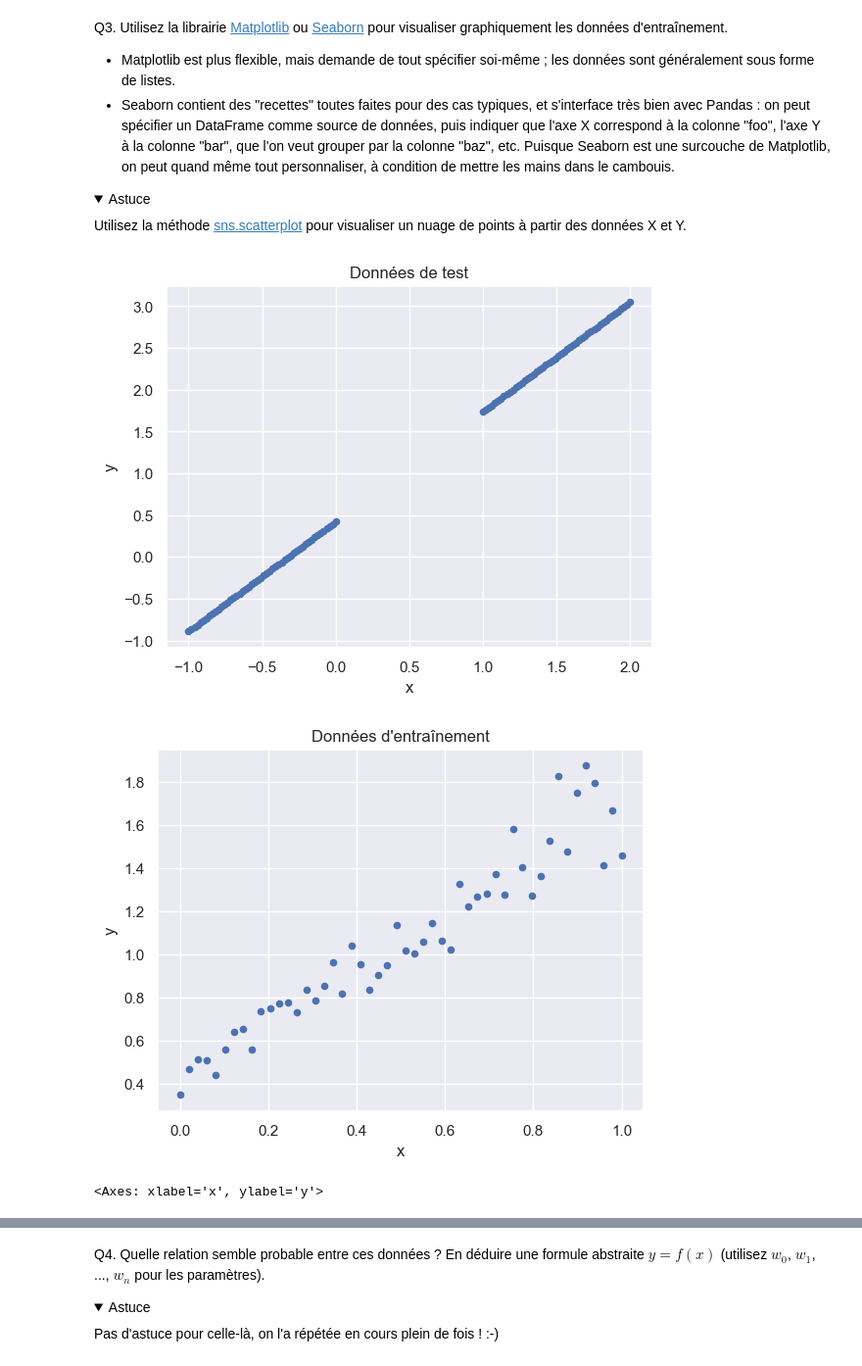
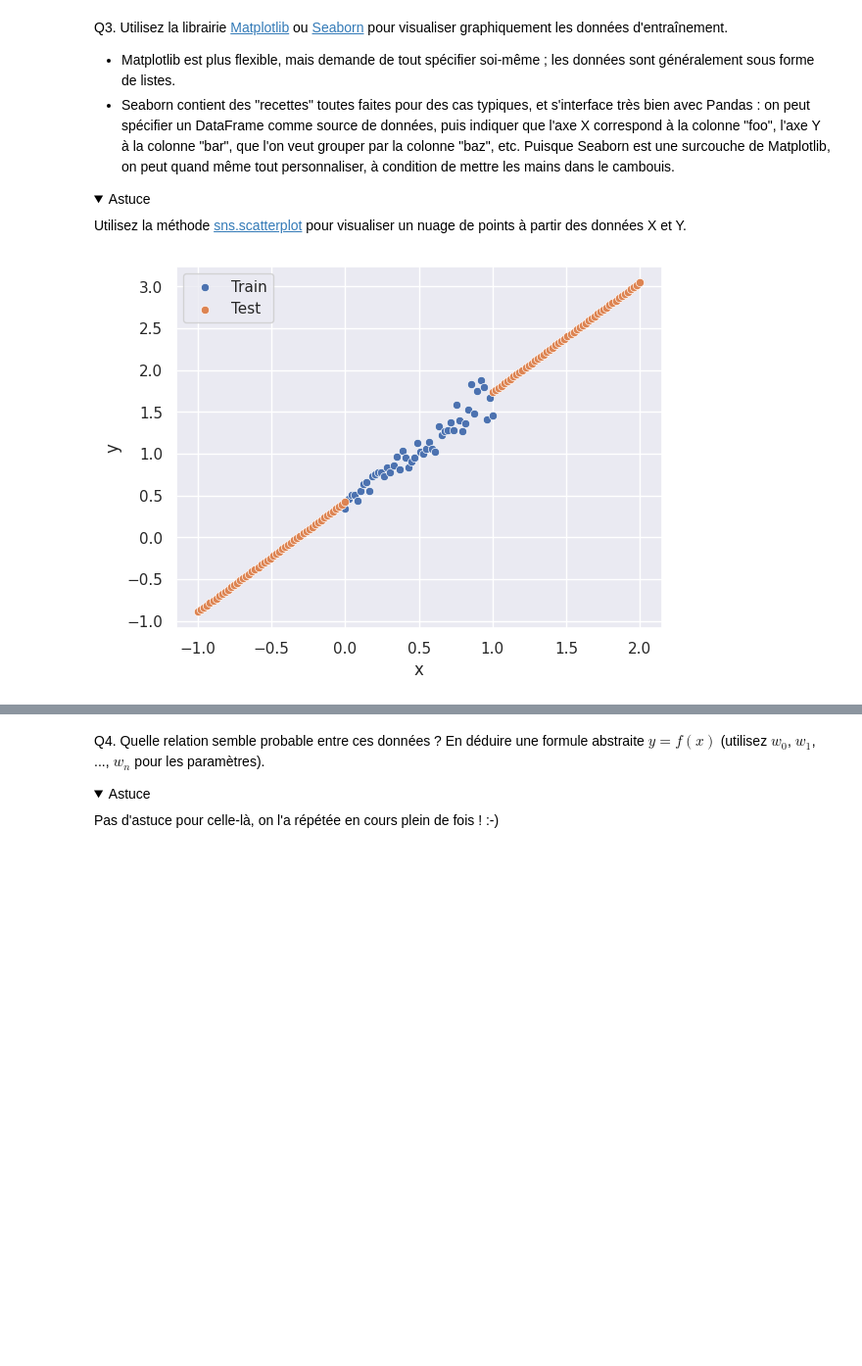
Before and after one commit to jo-pouradier/machine-learning-cpe, a Jupyter notebook: tp1.ipynb, the cells around one changed output, grey strips where cells are left out. Shown at 98% size. Drawn from its saved outputs; the diff is of its cells as text; code cells hidden in the pictures; folded sections open; blank space fills up the shorter version.

```diff
--- a/tp1.ipynb
+++ b/tp1.ipynb
@@ -59,8 +59,8 @@ Q1. Utilisez la librairie [Pandas](https://pandas.pydata.org/) pour charger les
 Utilisez la méthode <a href="https://pandas.pydata.org/docs/reference/api/pandas.read_csv.html#pandas-read-csv">pd.read_csv</a>
 </details>
 # %%
-df1_train = pd.read_csv('data1_train.csv') # On charge les données
-df1_test = pd.read_csv('data1_test.csv') # On charge les données
+df_droite_train = pd.read_csv('data1_train.csv') # On charge les données
+df_droite_test = pd.read_csv('data1_test.csv') # On charge les données
 # %% [markdown]
 Q2. Utilisez Pandas pour décrire les données :
 
@@ -114,14 +128,13 @@ Q3. Utilisez la librairie [Matplotlib](https://matplotlib.org/) ou [Seaborn](htt
 Utilisez la méthode <a href="https://seaborn.pydata.org/generated/seaborn.scatterplot.html">sns.scatterplot</a> pour visualiser un nuage de points à partir des données X et Y.
 </details>
 # %%
-df1_test.plot.scatter(x='x', y='y', title='Données de test')
+# df_droite_test.plot.scatter(x='x', y='y', title='Données de test')
+# plt.show()
+# df_droite_train.plot.scatter(x='x', y='y', title='Données d\'entraînement')
+# plt.show()
+
+sns.scatterplot(x='x', y='y', data=df_droite_train, label='Train')
+sns.scatterplot(x='x', y='y', data=df_droite_test, label='Test')
 plt.show()
-df1_train.plot.scatter(x='x', y='y', title='Données d\'entraînement')
-plt.show()
-
-sns.scatterplot(x='x', y='y', data=df1_train, label='Train')
-sns.scatterplot(x='x', y='y', data=df1_test, label='Test')
 # %% [output]
-[figure, old version]
+[figure, new version]
-[figure, removed]
-<Axes: xlabel='x', ylabel='y'>
```
Also changed, not shown: parts of 50 cells of this notebook.
